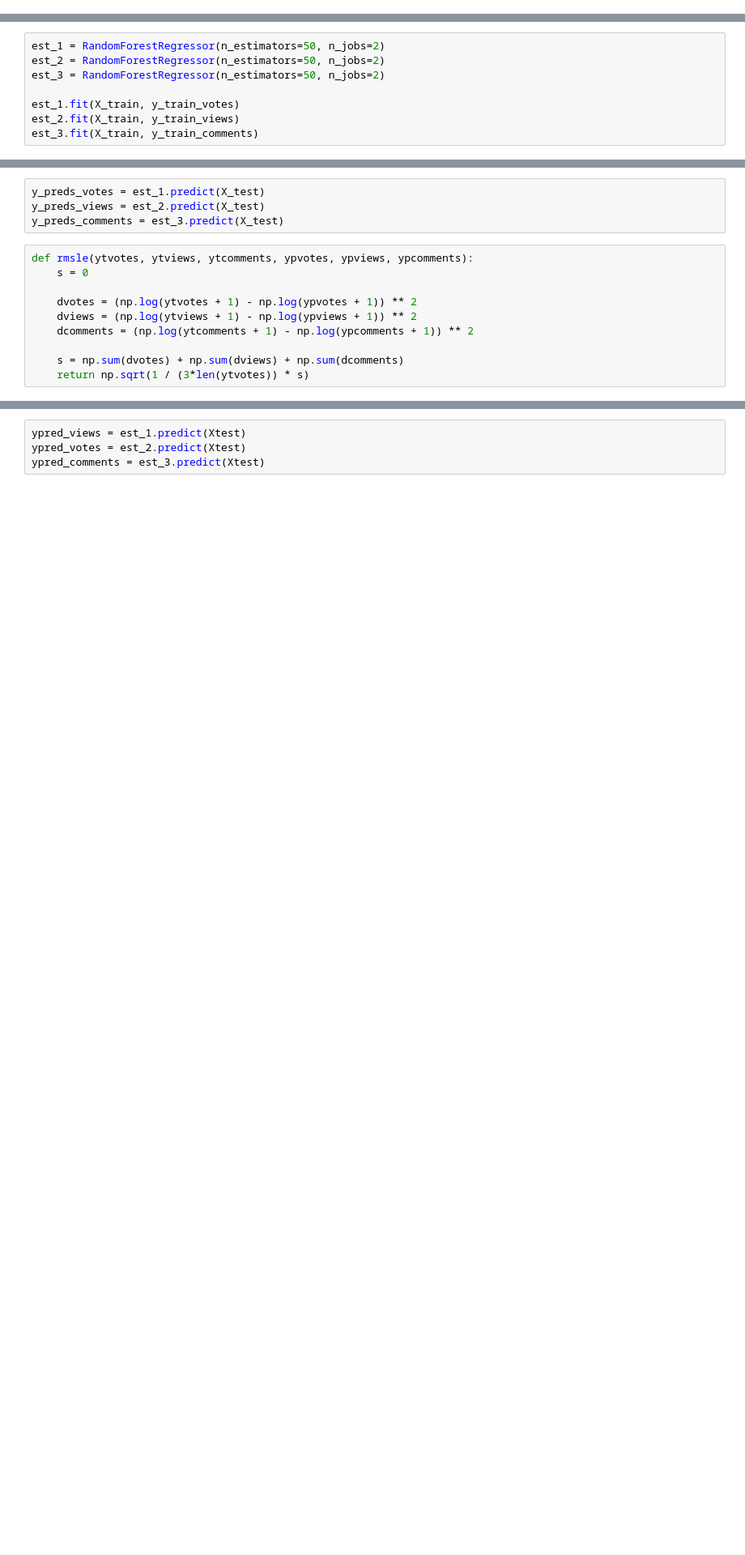
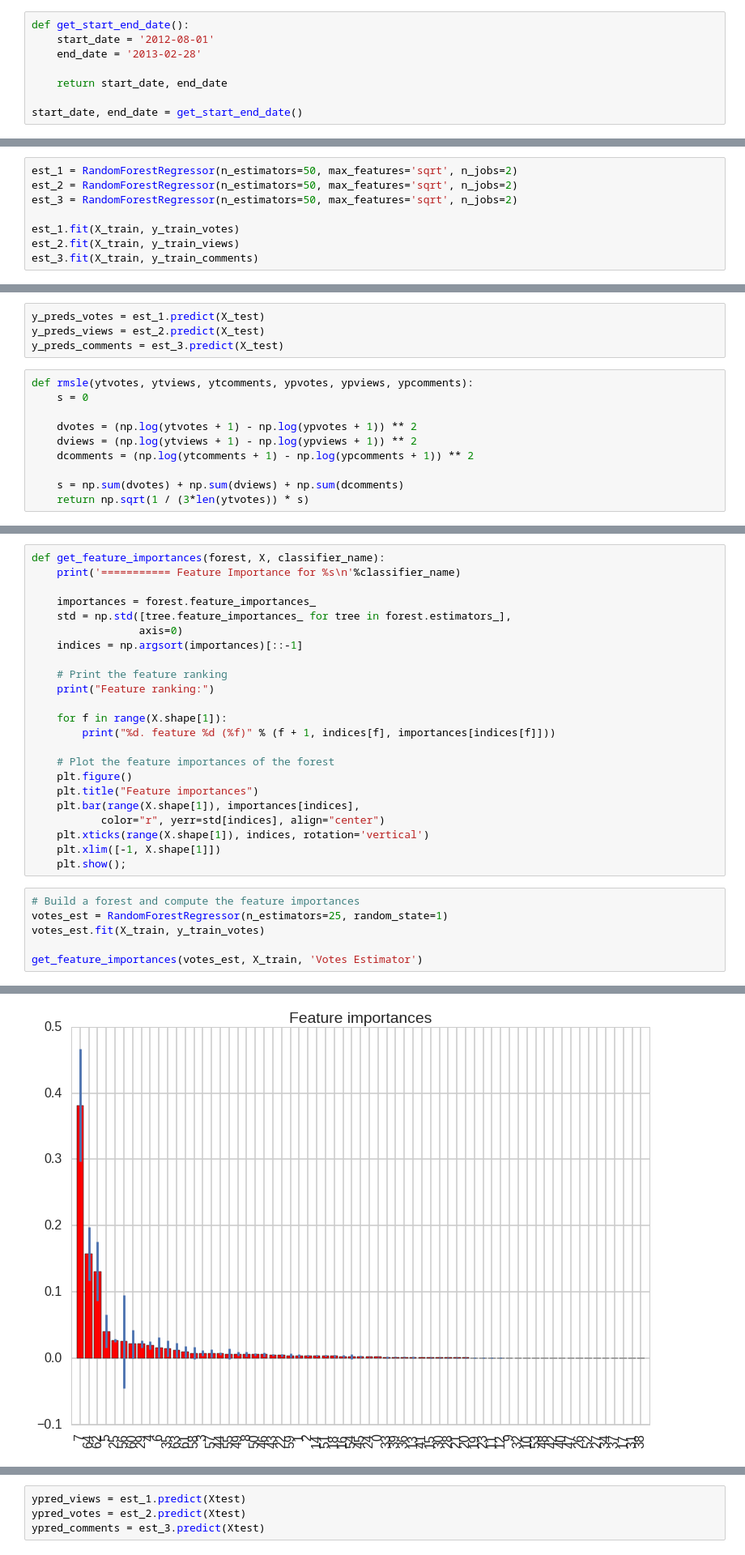
Before and after one commit to numb3r33/see_click_predict, a Jupyter notebook: notebooks/BenchmarkModel.ipynb, the cells around one changed output, grey strips where cells are left out. Shown at 81% size. Saved outputs shown, nothing was run; the diff lists cells and outputs as text; blank space fills up the shorter version.

Commit message:
Feature Importance produced by Random Forest Model

```diff
--- a/notebooks/BenchmarkModel.ipynb
+++ b/notebooks/BenchmarkModel.ipynb
@@ -136,0 +119,8 @@ y_test_comments = y_comments.iloc[itest]
+# %%
+def get_start_end_date():
+    start_date = '2012-08-01'
+    end_date = '2013-02-28'
+
+    return start_date, end_date
+
+start_date, end_date = get_start_end_date()
@@ -137,7 +148,7 @@ y_test_comments = y_comments.iloc[itest]
 # %%
-est_1 = RandomForestRegressor(n_estimators=50, n_jobs=2)
-est_2 = RandomForestRegressor(n_estimators=50, n_jobs=2)
-est_3 = RandomForestRegressor(n_estimators=50, n_jobs=2)
+est_1 = RandomForestRegressor(n_estimators=50, max_features='sqrt', n_jobs=2)
+est_2 = RandomForestRegressor(n_estimators=50, max_features='sqrt', n_jobs=2)
+est_3 = RandomForestRegressor(n_estimators=50, max_features='sqrt', n_jobs=2)
 
 est_1.fit(X_train, y_train_votes)
 est_2.fit(X_train, y_train_views)
@@ -169,0 +183,30 @@ RMSLE on the test set: 0.527193
+# %%
+def get_feature_importances(forest, X, classifier_name):
+    print('=========== Feature Importance for %s\n'%classifier_name)
+
+    importances = forest.feature_importances_
+    std = np.std([tree.feature_importances_ for tree in forest.estimators_],
+                 axis=0)
+    indices = np.argsort(importances)[::-1]
+
+    # Print the feature ranking
+    print("Feature ranking:")
+
+    for f in range(X.shape[1]):
+        print("%d. feature %d (%f)" % (f + 1, indices[f], importances[indices[f]]))
+
+    # Plot the feature importances of the forest
+    plt.figure()
+    plt.title("Feature importances")
+    plt.bar(range(X.shape[1]), importances[indices],
+           color="r", yerr=std[indices], align="center")
+    plt.xticks(range(X.shape[1]), indices, rotation='vertical')
+    plt.xlim([-1, X.shape[1]])
+    plt.show();
+# %%
+# Build a forest and compute the feature importances
+votes_est = RandomForestRegressor(n_estimators=25, random_state=1)
+votes_est.fit(X_train, y_train_votes)
+
+get_feature_importances(votes_est, X_train, 'Votes Estimator')
+# %% [output]
@@ -169,0 +230 @@ RMSLE on the test set: 0.527193
+[figure, added]
```
Also changed, not shown: parts of 16 cells of this notebook.
